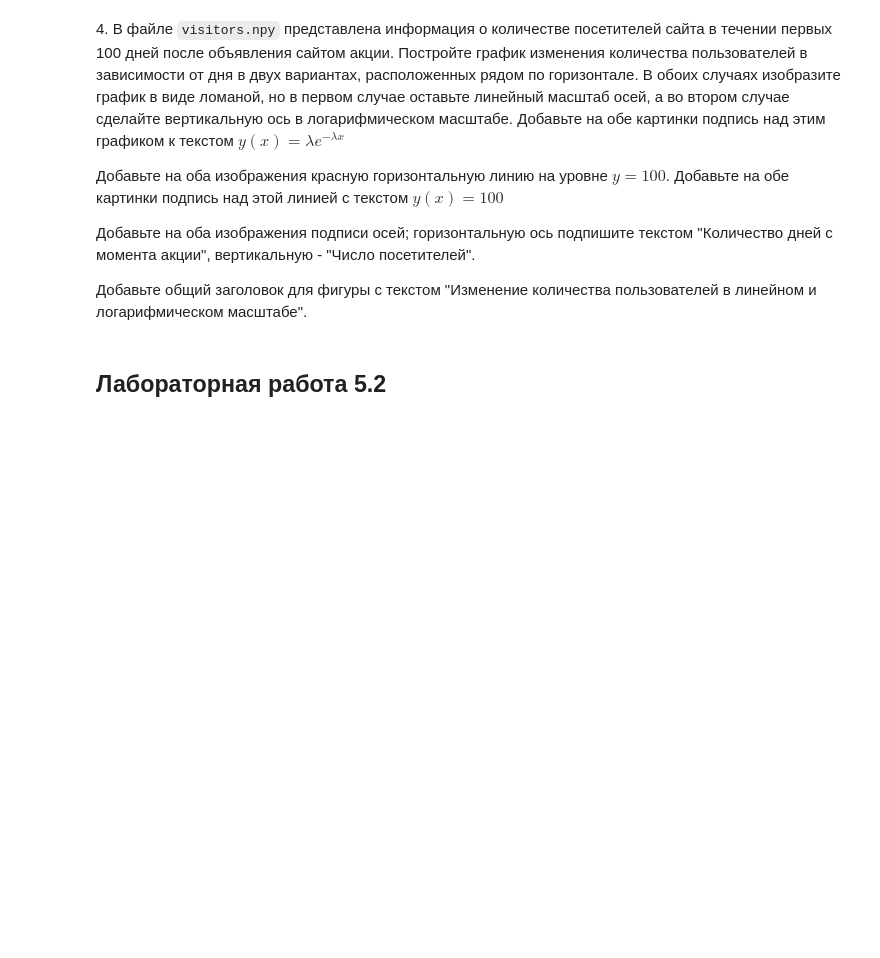
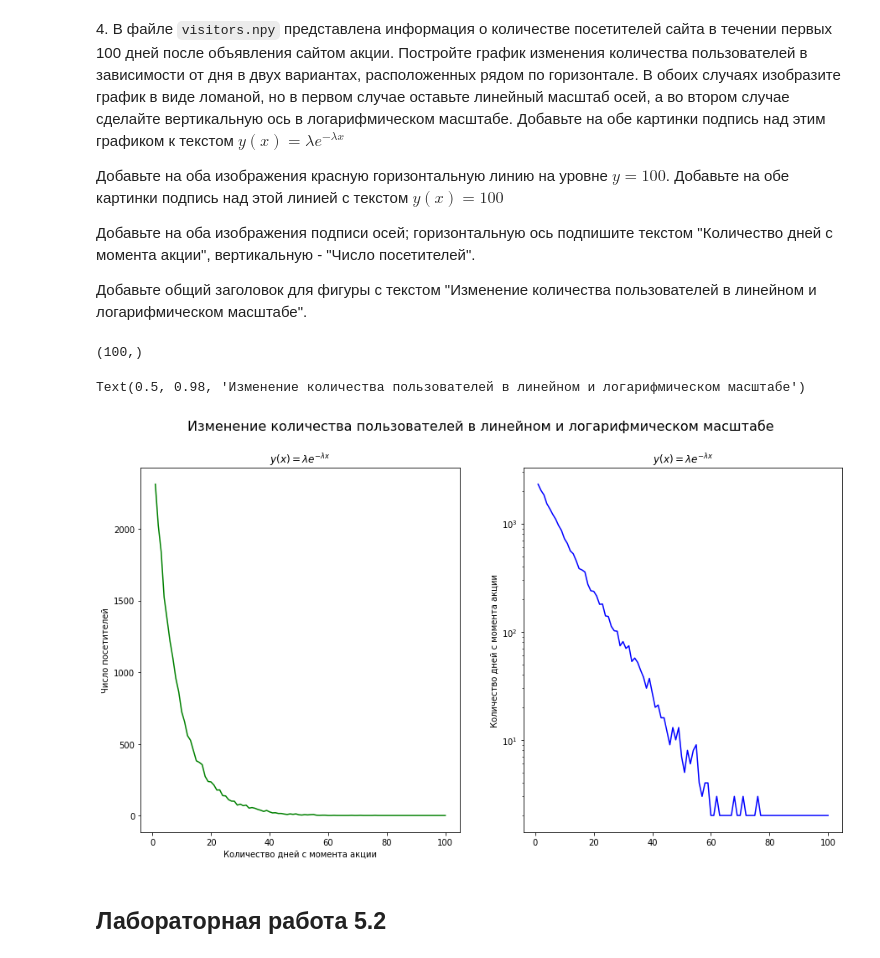
Before and after one commit to alexrzntsv/TOBD-FU, a Jupyter notebook: 5.visualization/05_visualization.ipynb, the cells around one changed output. Drawn from its saved outputs; the diff is of its cells as text; code cells hidden in the pictures; blank space fills up the shorter version.

```diff
--- a/5.visualization/05_visualization.ipynb
+++ b/5.visualization/05_visualization.ipynb
@@ -161,6 +210,31 @@ plt.show()
 Добавьте на оба изображения подписи осей; горизонтальную ось подпишите текстом "Количество дней с момента акции", вертикальную - "Число посетителей".
 
 Добавьте общий заголовок для фигуры с текстом "Изменение количества пользователей в линейном и логарифмическом масштабе".
+# %%
+arr = np.load('visitors.npy')
+arr.shape
+# %% [output]
+(100,)
+# %%
+fig, (ax0, ax1) = plt.subplots(nrows=1, ncols=2, figsize=(15,8))
+
+#-----
+ax0.plot(range(1, 101), arr, 'green')
+ax0.set_ylabel('Число посетителей')
+ax0.set_xlabel("Количество дней с момента акции")
+ax0.set_title('$y(x)=\lambda e^{-\lambda x}$')
+#-----
+# Ступнчатая диаграмма, шаг в начале
+ax1.semilogy(range(1, 101), arr, 'blue')
+ax1.set_ylabel('Число посетителей')
+ax1.set_ylabel("Количество дней с момента акции")
+ax1.set_title('$y(x)=\lambda e^{-\lambda x}$')
+
+
+fig.suptitle("Изменение количества пользователей в линейном и логарифмическом масштабе", fontsize=16)
+# %% [output]
+Text(0.5, 0.98, 'Изменение количества пользователей в линейном и логарифмическом масштабе')
+[figure, added]
 # %% [markdown]
 ## Лабораторная работа 5.2
 # %% [markdown]
```
Also changed, not shown: parts of 9 cells of this notebook.
